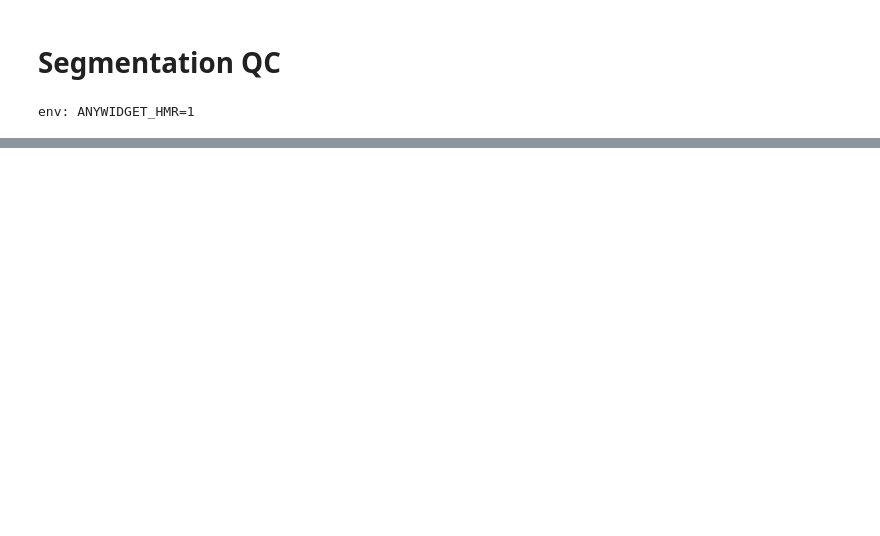
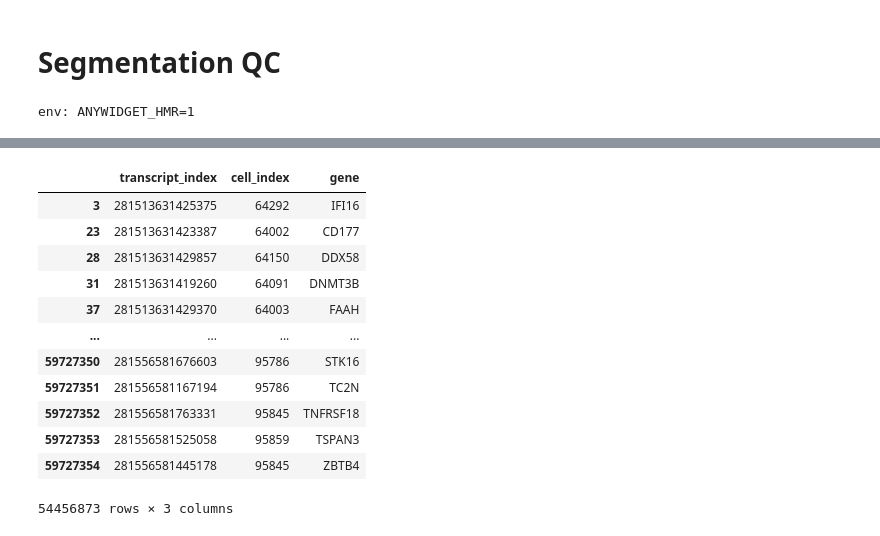
Before and after one commit to broadinstitute/celldega, a Jupyter notebook: notebooks/Segmentation_QC.ipynb, the cells around one changed output, grey strips where cells are left out. Drawn from its saved outputs; the diff is of its cells as text; code cells hidden in the pictures; blank space fills up the shorter version.

Commit message:
metrics addition + pre-process nb corrections

```diff
--- a/notebooks/Segmentation_QC.ipynb
+++ b/notebooks/Segmentation_QC.ipynb
@@ -44,0 +35,3 @@ dega.ist_segmentation_metrics
+# %%
+trx_meta = pd.read_parquet("../../../Downloads/data_for_testing_metrics_script/submissions_b41b6b90-1a22-4e63-9fa8-6a80bbeacfc9_MAIN_WORKFLOW_8d99fba5-76b7-466f-afa0-d33105c75de0_call-partitioning_transcript_cell_by_gene_partitioned_transcripts_metadata.parquet")
+trx = pd.read_csv("../../../Downloads/data_for_testing_metrics_script/submissions_b41b6b90-1a22-4e63-9fa8-6a80bbeacfc9_MAIN_WORKFLOW_8d99fba5-76b7-466f-afa0-d33105c75de0_call-create_subset_subset_coordinates.csv")
@@ -44,0 +41,16 @@ dega.ist_segmentation_metrics
+# %%
+trx_meta
+# %% [output]
+|  | transcript_index | cell_index | gene |
+| 3 | 281513631425375 | 64292 | IFI16 |
+| 23 | 281513631423387 | 64002 | CD177 |
+| 28 | 281513631429857 | 64150 | DDX58 |
+| 31 | 281513631419260 | 64091 | DNMT3B |
+| 37 | 281513631429370 | 64003 | FAAH |
+| ... | ... | ... | ... |
+| 59727350 | 281556581676603 | 95786 | STK16 |
+| 59727351 | 281556581167194 | 95786 | TC2N |
+| 59727352 | 281556581763331 | 95845 | TNFRSF18 |
+| 59727353 | 281556581525058 | 95859 | TSPAN3 |
+| 59727354 | 281556581445178 | 95845 | ZBTB4 |
+54456873 rows × 3 columns
```
Also changed, not shown: parts of 8 cells of this notebook, 3 other files.
